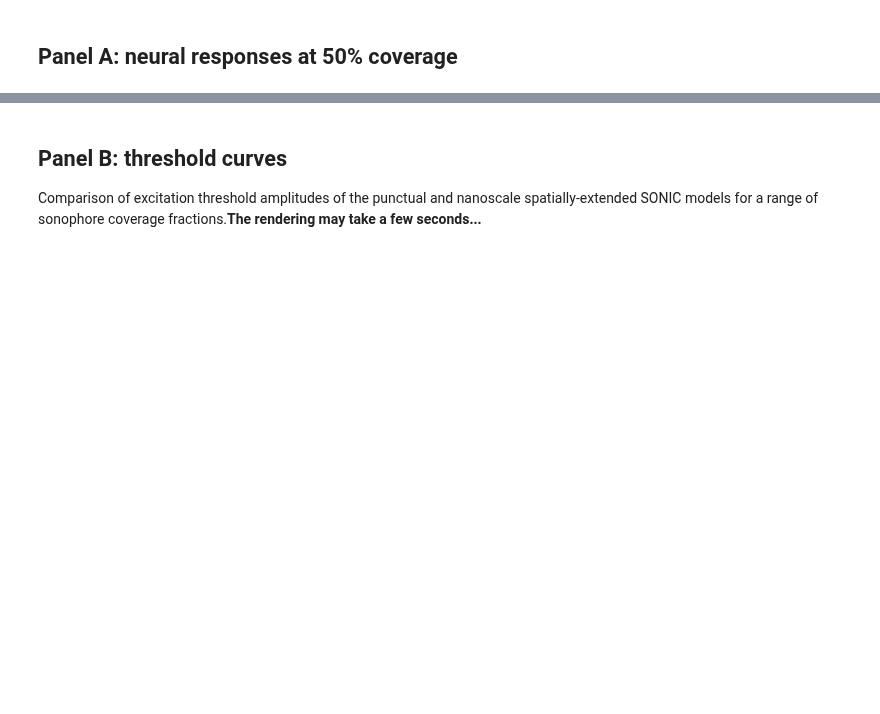
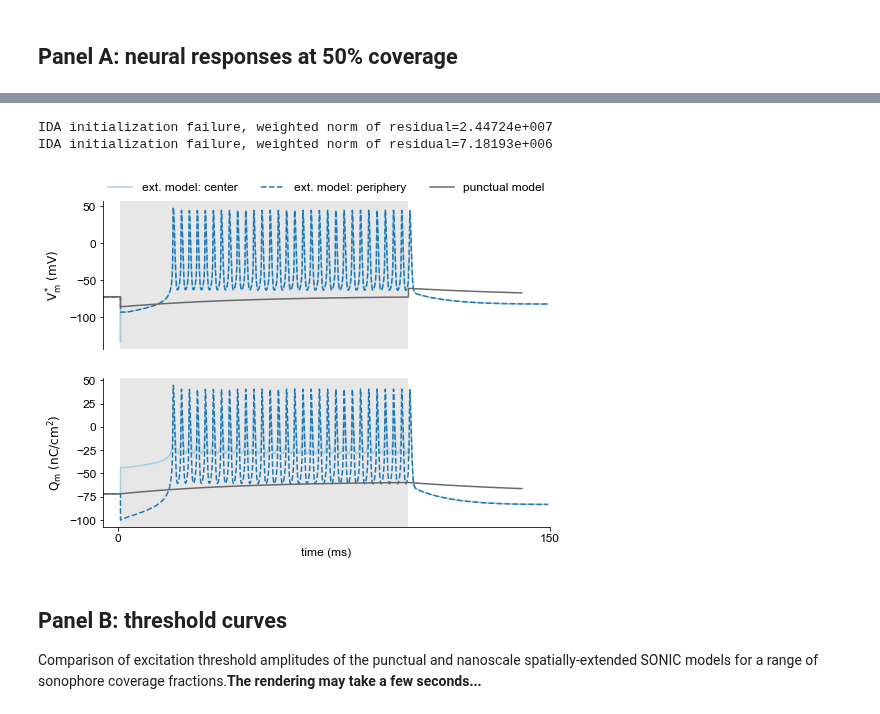
Before and after one commit to tjjlemaire/JNE1685, a Jupyter notebook: figure_10.ipynb, the cells around one changed output, grey strips where cells are left out. Saved outputs shown, nothing was run; the diff lists cells and outputs as text; code cells hidden in the pictures; blank space fills up the shorter version.

```diff
--- a/figure_10.ipynb
+++ b/figure_10.ipynb
@@ -117,0 +44,7 @@ figs['a'] = fig
+# %%
+Adrive = 100e3   # kPa
+cov = 0.5
+drive = AcousticDrive(Fdrive, Adrive)
+pp = PulsedProtocol(100e-3, 50e-3, tstart=1e-3)
+figs['a'] = plotTimeseries0Dvs1D(pneuron, a, cov, rs, deff, drive, pp, figsize=tracefig_size, fs=fs)
+# %% [output]
@@ -118,3 +53,6 @@ figs['a'] = fig
+IDA initialization failure, weighted norm of residual=2.44724e+007
+IDA initialization failure, weighted norm of residual=7.18193e+006
+[figure, added]
 # %% [markdown]
 ## Panel B: threshold curves
 
```
Also changed, not shown: parts of 5 cells of this notebook, 1 other file.
